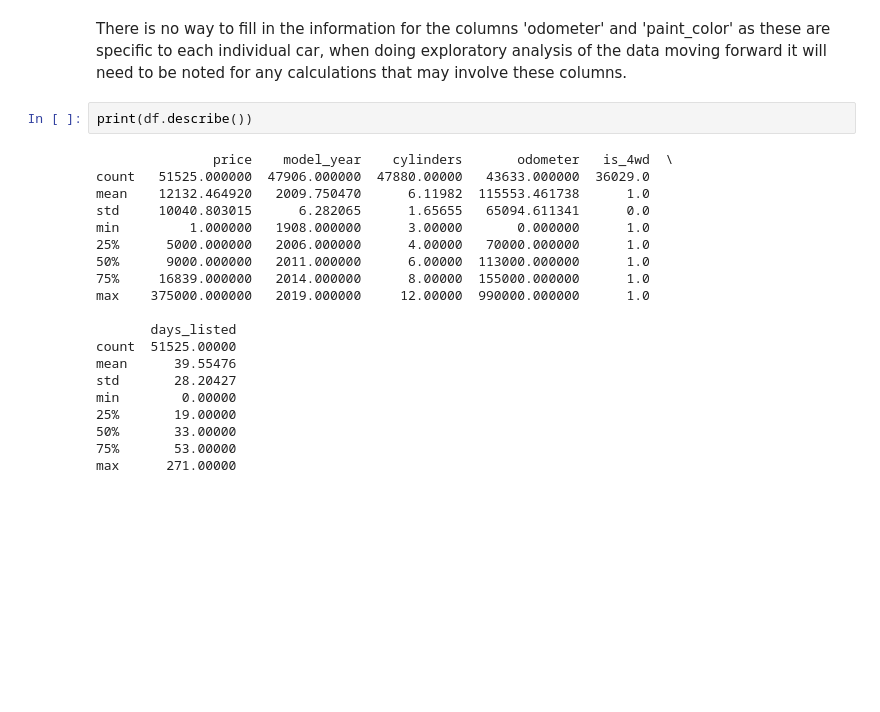
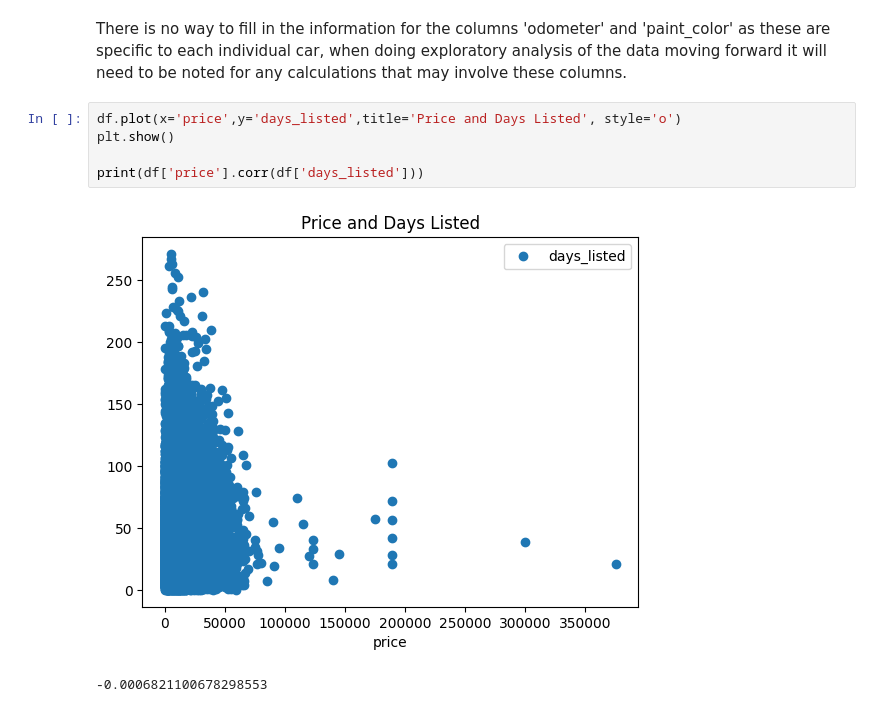
Before and after one commit to michav95/Car-Advertisement, a Jupyter notebook: Notebooks/EDA.ipynb, the cells around one changed output. Cells and saved outputs as stored; diff of their text form; blank space fills up the shorter version.

```diff
--- a/Notebooks/EDA.ipynb
+++ b/Notebooks/EDA.ipynb
@@ -121,25 +123,11 @@ dtype: int64
 There is no reliable way to fill in missing values for the model_year column, we could find the median, or even possibly the average, based off of the information from the other filled in columns, but this will not be accurate and could scew data one way or another when doing a deeper dive into it.
 # %% [markdown]
 There is no way to fill in the information for the columns 'odometer' and 'paint_color' as these are specific to each individual car, when doing exploratory analysis of the data moving forward it will need to be noted for any calculations that may involve these columns.
-# %%
-print(df.describe())
-# %% [output]
-               price    model_year    cylinders       odometer   is_4wd  \
-count   51525.000000  47906.000000  47880.00000   43633.000000  36029.0
-mean    12132.464920   2009.750470      6.11982  115553.461738      1.0
-std     10040.803015      6.282065      1.65655   65094.611341      0.0
-min         1.000000   1908.000000      3.00000       0.000000      1.0
-25%      5000.000000   2006.000000      4.00000   70000.000000      1.0
-50%      9000.000000   2011.000000      6.00000  113000.000000      1.0
-75%     16839.000000   2014.000000      8.00000  155000.000000      1.0
-max    375000.000000   2019.000000     12.00000  990000.000000      1.0
-
-       days_listed
-count  51525.00000
-mean      39.55476
-std       28.20427
-min        0.00000
-25%       19.00000
-50%       33.00000
-75%       53.00000
-max      271.00000
+# %%
+df.plot(x='price',y='days_listed',title='Price and Days Listed', style='o')
+plt.show()
+
+print(df['price'].corr(df['days_listed']))
+# %% [output]
+[figure, added]
+-0.0006821100678298553
```
Also changed, not shown: parts of 14 cells of this notebook.
